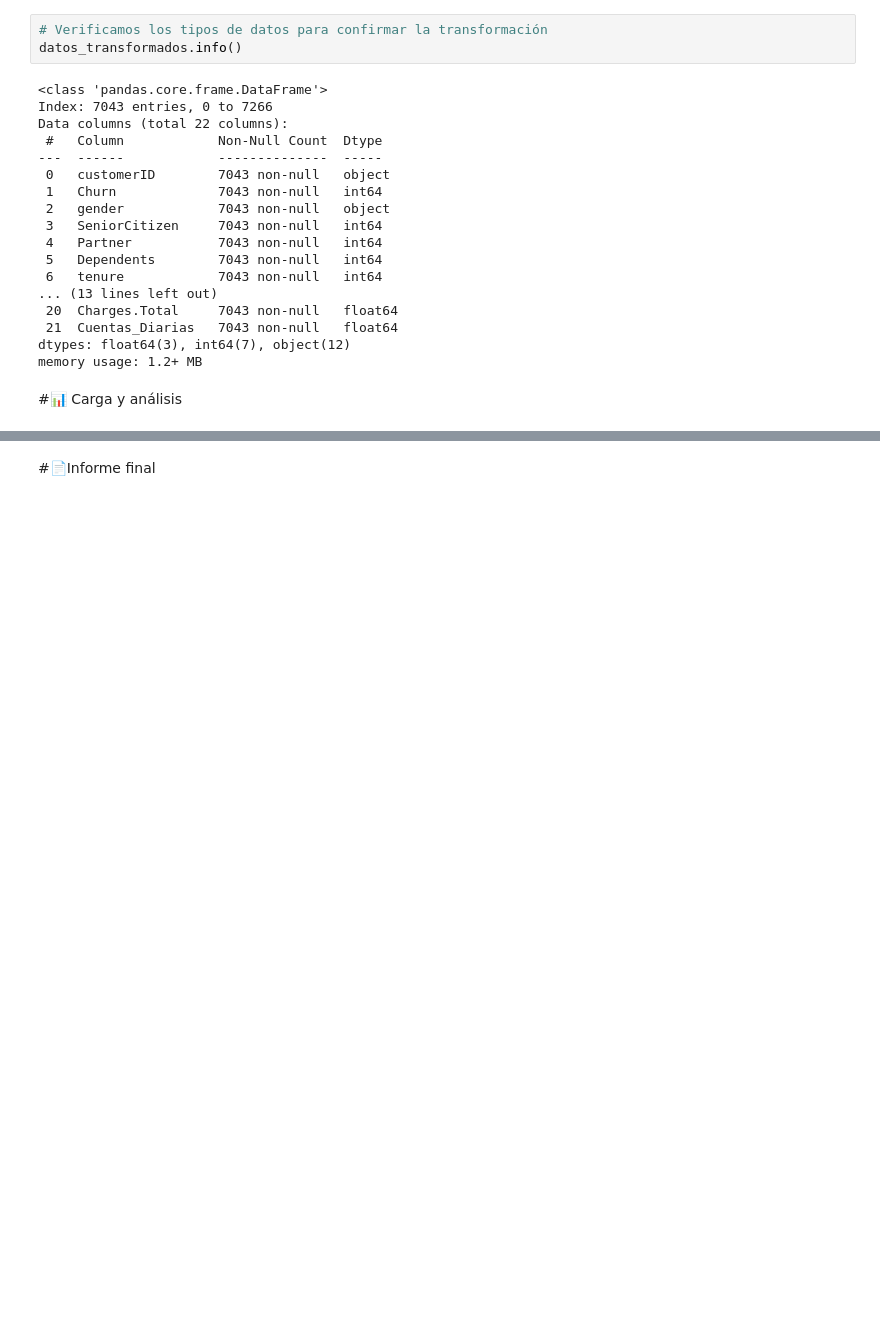
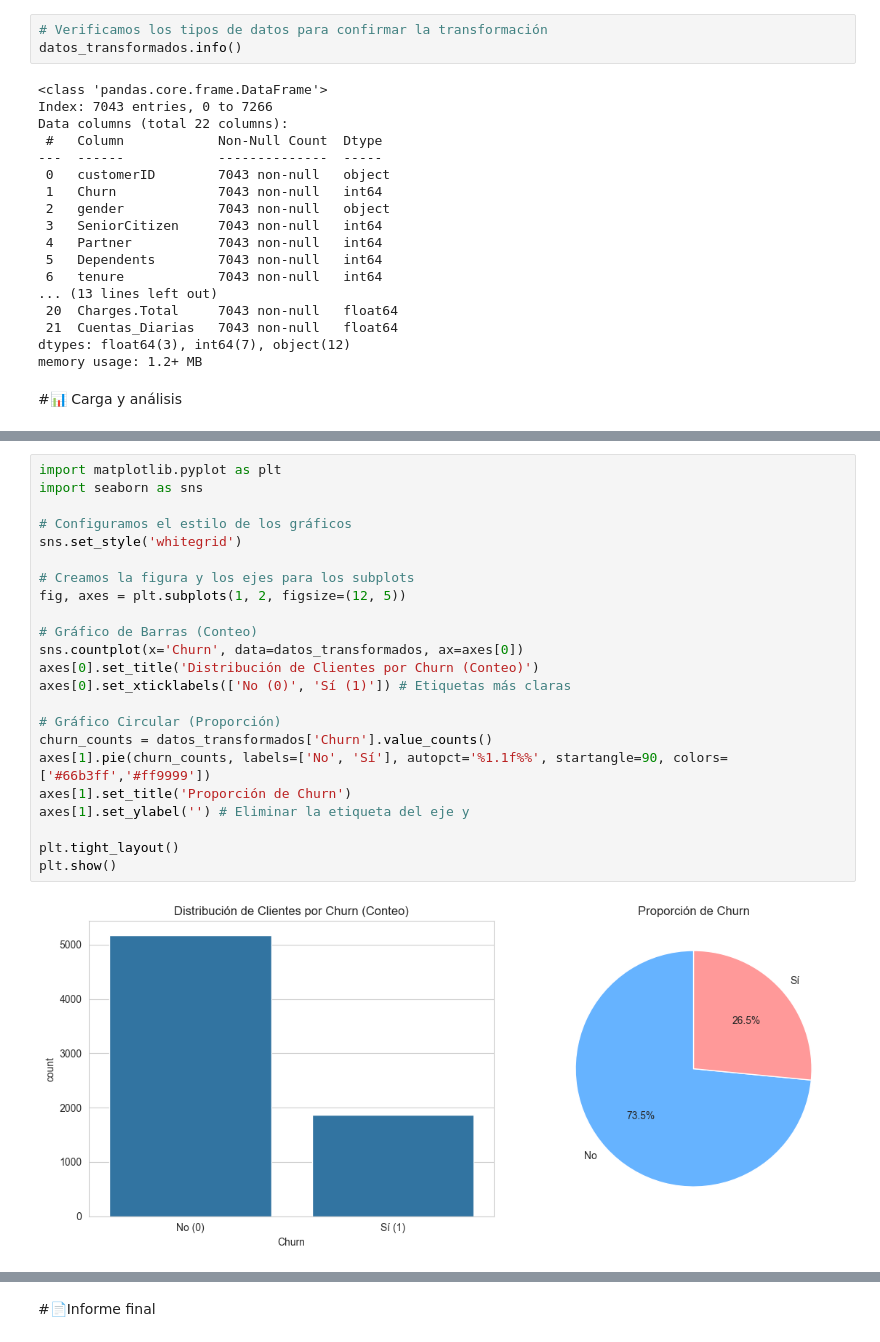
Before and after one commit to AxelFPAceves/CHALLENGE-TELECOM-X-1RA-PARTE, a Jupyter notebook: challenge2-data-science-LATAM-main/TelecomX_LATAM.ipynb, the cells around one changed output, grey strips where cells are left out. Drawn from its saved outputs; the diff is of its cells as text; blank space fills up the shorter version.

```diff
--- a/challenge2-data-science-LATAM-main/TelecomX_LATAM.ipynb
+++ b/challenge2-data-science-LATAM-main/TelecomX_LATAM.ipynb
@@ -359,0 +380,25 @@ memory usage: 1.2+ MB
+# %%
+import matplotlib.pyplot as plt
+import seaborn as sns
+
+# Configuramos el estilo de los gráficos
+sns.set_style('whitegrid')
+
+# Creamos la figura y los ejes para los subplots
+fig, axes = plt.subplots(1, 2, figsize=(12, 5))
+
+# Gráfico de Barras (Conteo)
+sns.countplot(x='Churn', data=datos_transformados, ax=axes[0])
+axes[0].set_title('Distribución de Clientes por Churn (Conteo)')
+axes[0].set_xticklabels(['No (0)', 'Sí (1)']) # Etiquetas más claras
+
+# Gráfico Circular (Proporción)
+churn_counts = datos_transformados['Churn'].value_counts()
+axes[1].pie(churn_counts, labels=['No', 'Sí'], autopct='%1.1f%%', startangle=90, colors=['#66b3ff','#ff9999'])
+axes[1].set_title('Proporción de Churn')
+axes[1].set_ylabel('') # Eliminar la etiqueta del eje y
+
+plt.tight_layout()
+plt.show()
+# %% [output]
+[figure, added]
```
Also changed, not shown: parts of 7 cells of this notebook, 1 other file.
